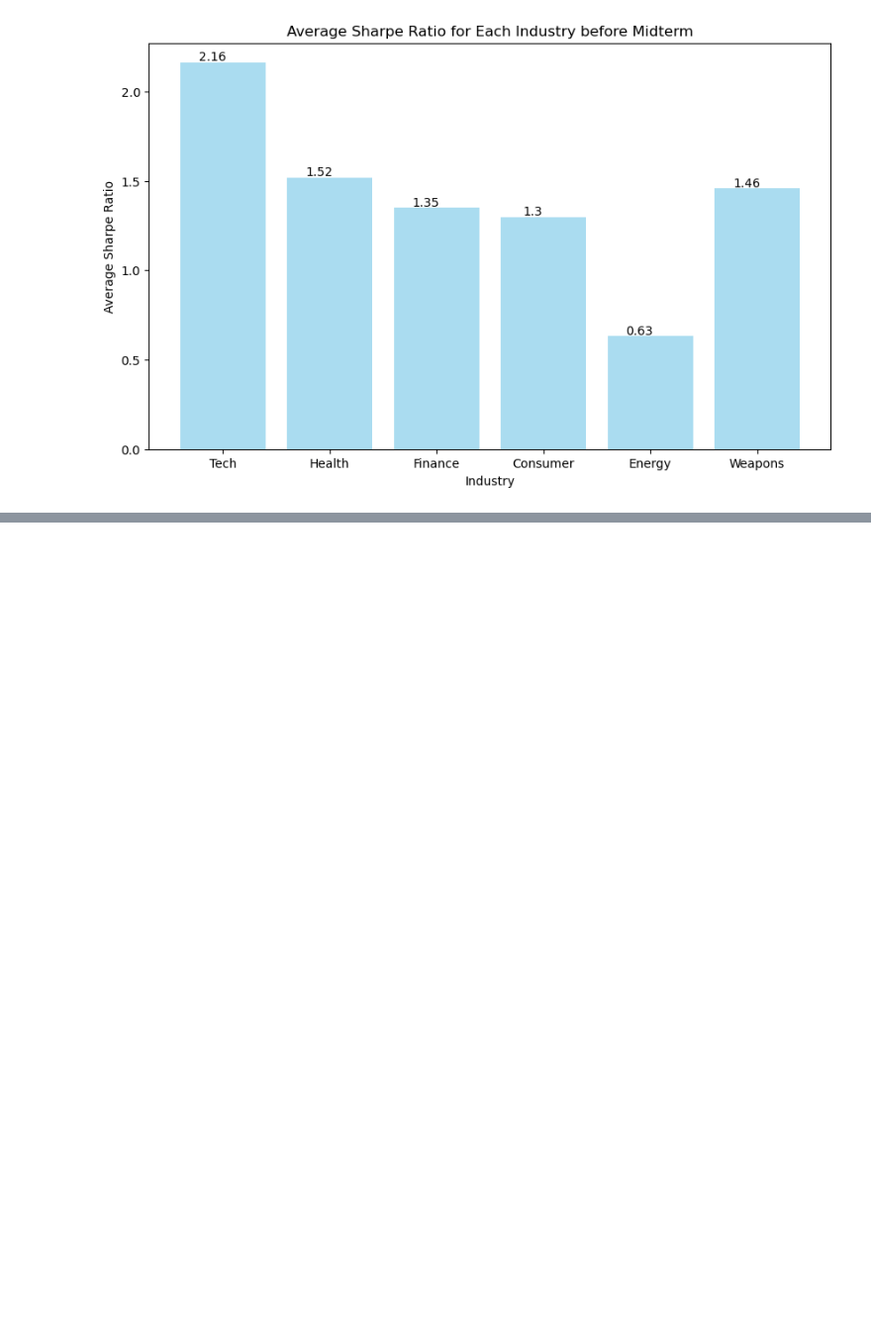
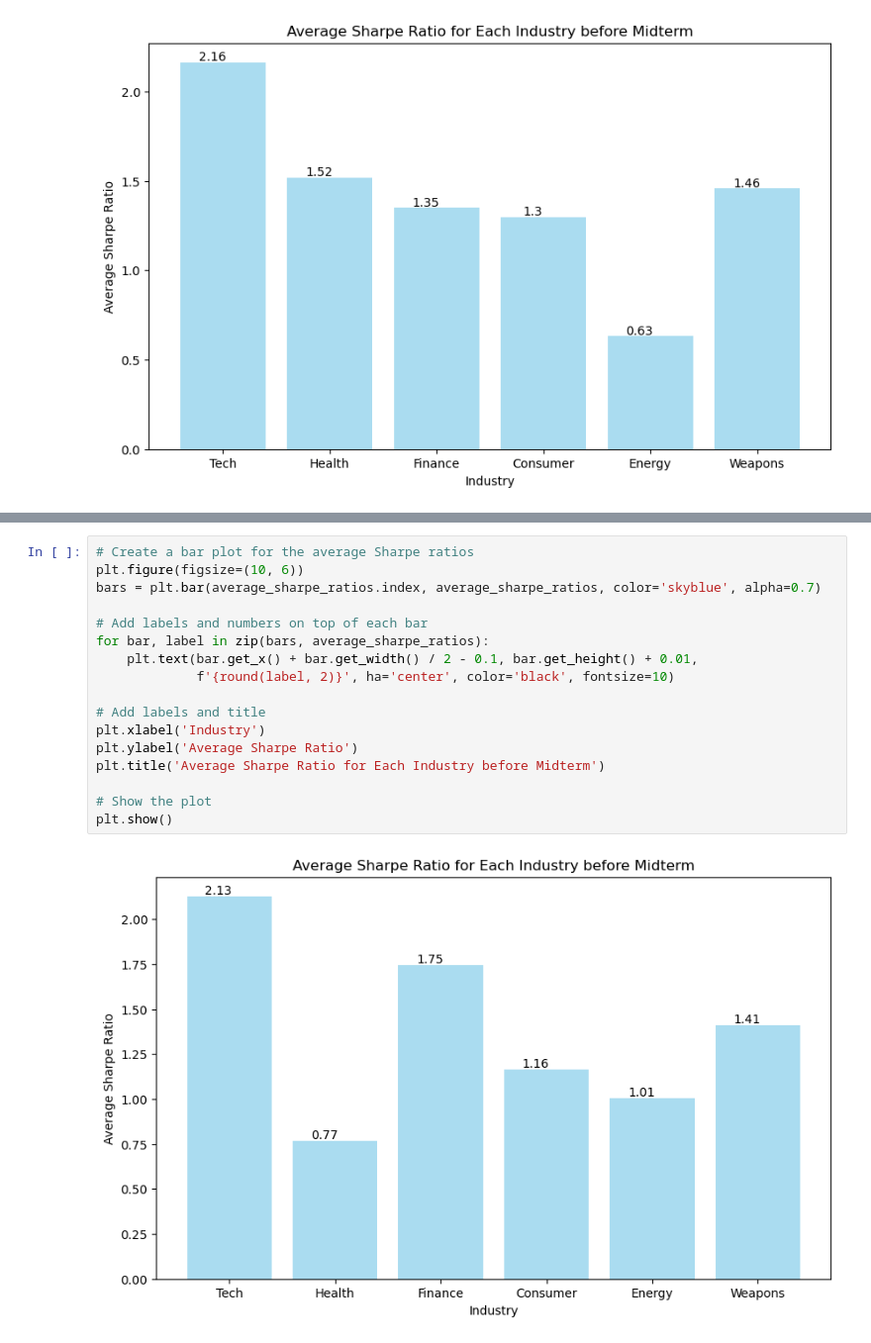
Before and after one commit to kaylah176/Project1, a Jupyter notebook: Idealized_Portfolio.ipynb, the cells around one changed output, grey strips where cells are left out. Shown at 99% size. Cells and saved outputs as stored; diff of their text form; blank space fills up the shorter version.

Commit message:
after midterm sharp ratio updated

```diff
--- a/Idealized_Portfolio.ipynb
+++ b/Idealized_Portfolio.ipynb
@@ -472,0 +522,19 @@ plt.show()
+# %%
+# Create a bar plot for the average Sharpe ratios
+plt.figure(figsize=(10, 6))
+bars = plt.bar(average_sharpe_ratios.index, average_sharpe_ratios, color='skyblue', alpha=0.7)
+
+# Add labels and numbers on top of each bar
+for bar, label in zip(bars, average_sharpe_ratios):
+    plt.text(bar.get_x() + bar.get_width() / 2 - 0.1, bar.get_height() + 0.01,
+             f'{round(label, 2)}', ha='center', color='black', fontsize=10)
+
+# Add labels and title
+plt.xlabel('Industry')
+plt.ylabel('Average Sharpe Ratio')
+plt.title('Average Sharpe Ratio for Each Industry before Midterm')
+
+# Show the plot
+plt.show()
+# %% [output]
+[figure, added]
```
Also changed, not shown: parts of 3 cells of this notebook, 1 other file.
